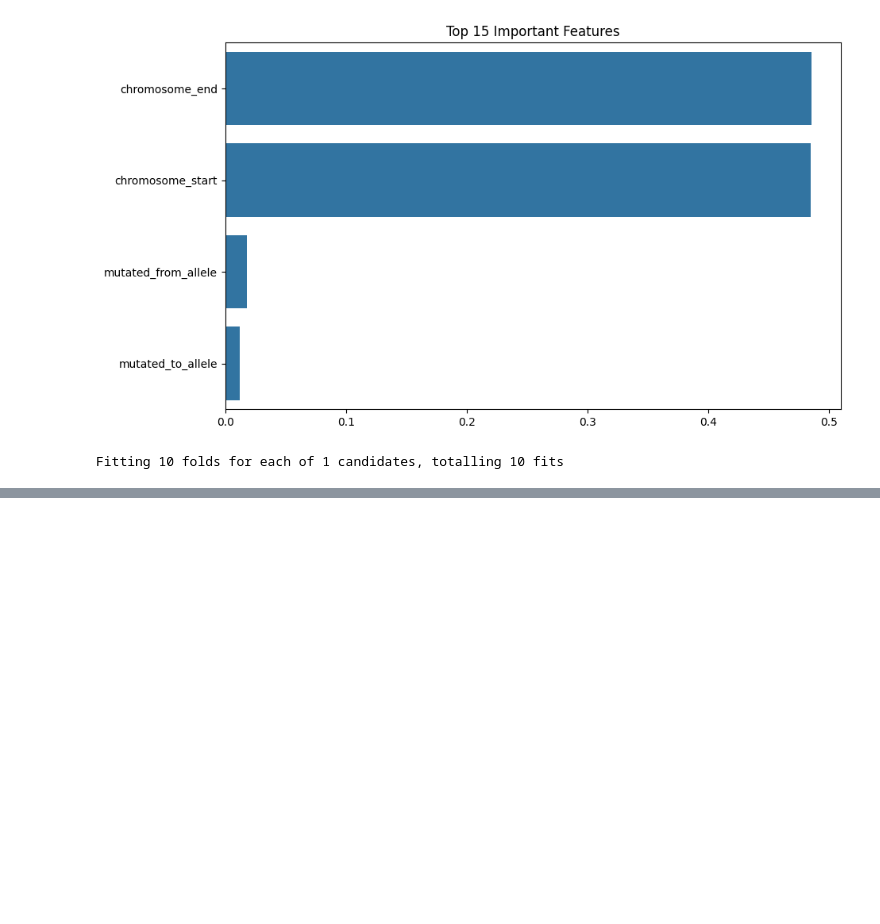
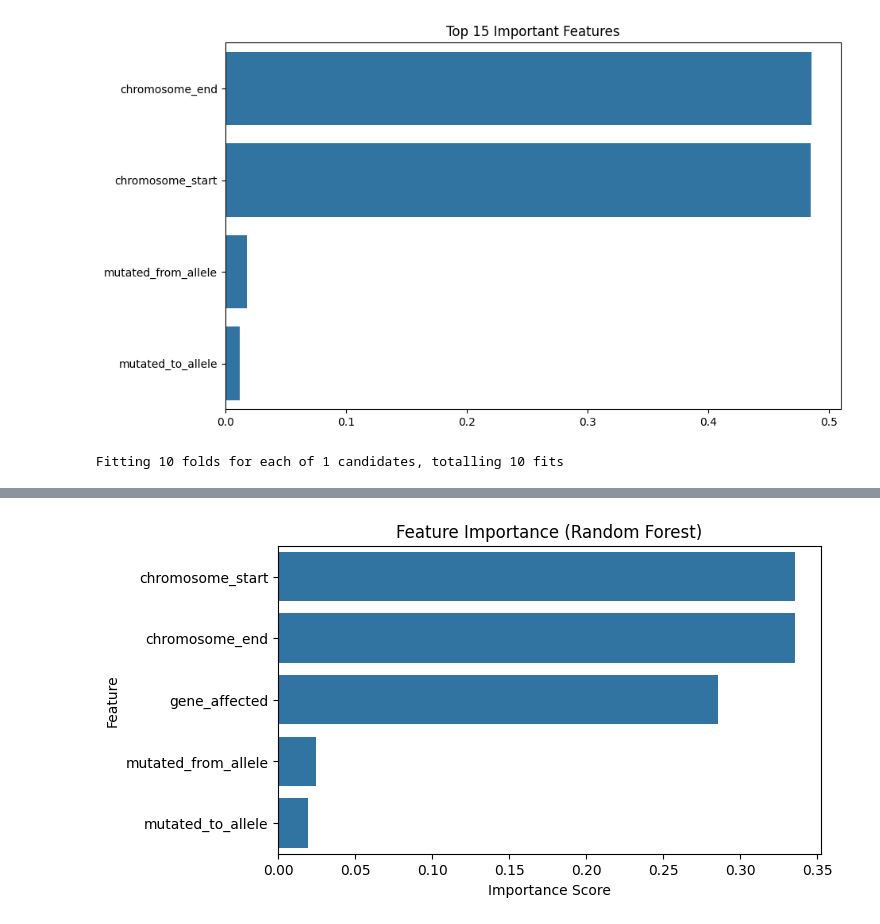
Before and after one commit to EthanHa2/BIOM9450, a Jupyter notebook: machine_learning/model.ipynb, the cells around one changed output, grey strips where cells are left out. Drawn from its saved outputs; the diff is of its cells as text; code cells hidden in the pictures; blank space fills up the shorter version.

```diff
--- a/machine_learning/model.ipynb
+++ b/machine_learning/model.ipynb
@@ -191,0 +308,68 @@ print("\nClassification Report:\n", classification_report(y_test, y_pred))
+# %%
+# Post sams feedback
+df = mutation_original[['chromosome_start', 'chromosome_end', 'mutation_type', 'mutated_from_allele', 'mutated_to_allele', 'gene_affected', 'Cancer type']].dropna()
+
+# -----------------------------
+# 2️⃣ Encode categorical columns
+# -----------------------------
+le_from = LabelEncoder()
+le_to = LabelEncoder()
+le_ct = LabelEncoder()
+le_gene = LabelEncoder()
+le_label = LabelEncoder()
+
+df['mutated_from_allele'] = le_from.fit_transform(df['mutated_from_allele'].astype(str))
+df['mutated_to_allele'] = le_to.fit_transform(df['mutated_to_allele'].astype(str))
+df['mutation_type'] = le_ct.fit_transform(df['mutation_type'].astype(str))
+df['gene_affected'] = le_gene.fit_transform(df['gene_affected'].astype(str))
+df['Cancer type'] = le_label.fit_transform(df['Cancer type'].astype(str))
+
+# -----------------------------
+# 3️⃣ Prepare features and labels
+# -----------------------------
+X = df[['chromosome_start', 'chromosome_end', 'mutated_from_allele', 'mutated_to_allele', 'gene_affected']]
+y = df['Cancer type']
+
+# -----------------------------
+# 4️⃣ Split dataset
+# -----------------------------
+X_train, X_test, y_train, y_test = train_test_split(X, y, test_size=0.2, random_state=42, stratify=y)
+
+# Standardize numeric columns (optional, helps tree splits if scales differ)
+scaler = StandardScaler()
+X_train_scaled = scaler.fit_transform(X_train)
+X_test_scaled = scaler.transform(X_test)
+
+# -----------------------------
+# 5️⃣ Train Random Forest
+# -----------------------------
+rf = RandomForestClassifier(
+    random_state=42,
+    class_weight='balanced',
+    n_jobs=-1
+)
+rf.fit(X_train_scaled, y_train)
+
+# -----------------------------
+# 6️⃣ Evaluate model
+# -----------------------------
+y_pred = rf.predict(X_test_scaled)
+
+print("✅ Accuracy:", round(accuracy_score(y_test, y_pred), 4))
+print("\nClassification Report:\n", classification_report(y_test, y_pred))
+
+# -----------------------------
+# 7️⃣ Feature importance plot
+# -----------------------------
+import matplotlib.pyplot as plt
+import seaborn as sns
+
+feature_importances = pd.Series(rf.feature_importances_, index=X.columns).sort_values(ascending=False)
+
+plt.figure(figsize=(7,4))
+sns.barplot(x=feature_importances.values, y=feature_importances.index)
+plt.title("Feature Importance (Random Forest)")
+plt.xlabel("Importance Score")
+plt.ylabel("Feature")
+plt.show()
+# %% [output]
@@ -191,0 +391 @@ print("\nClassification Report:\n", classification_report(y_test, y_pred))
+[figure, added]
```
Also changed, not shown: parts of 6 cells of this notebook, 1 other file.
